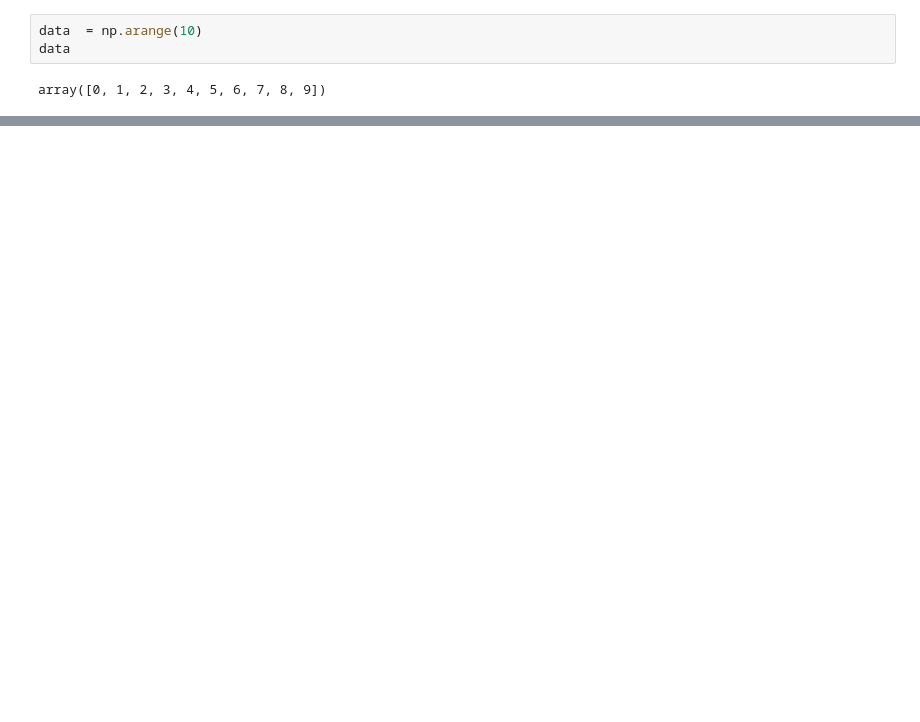
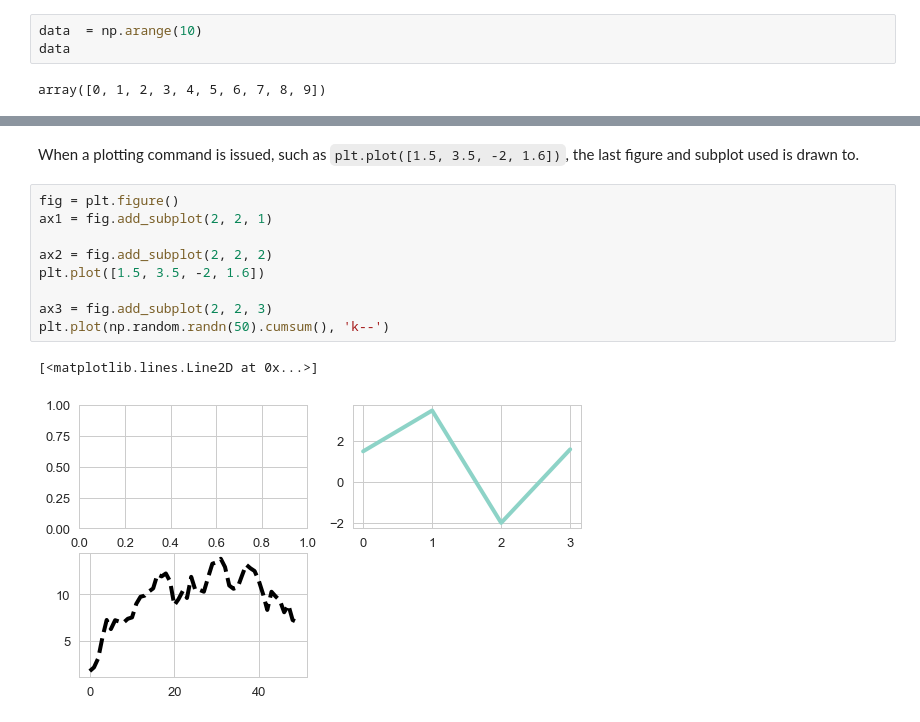
Before and after one commit to jhrcook/100DaysOfPython, a Jupyter notebook: PythonForDataAnalysis/pfda_ch9.ipynb, the cells around one changed output, grey strips where cells are left out. Saved outputs shown, nothing was run; the diff lists cells and outputs as text; blank space fills up the shorter version.

```diff
--- a/PythonForDataAnalysis/pfda_ch9.ipynb
+++ b/PythonForDataAnalysis/pfda_ch9.ipynb
@@ -24,0 +39,14 @@ plt.plot(data)
+# %% [markdown]
+When a plotting command is issued, such as `plt.plot([1.5, 3.5, -2, 1.6])`, the last figure and subplot used is drawn to.
+# %%
+fig = plt.figure()
+ax1 = fig.add_subplot(2, 2, 1)
+
+ax2 = fig.add_subplot(2, 2, 2)
+plt.plot([1.5, 3.5, -2, 1.6])
+
+ax3 = fig.add_subplot(2, 2, 3)
+plt.plot(np.random.randn(50).cumsum(), 'k--')
+# %% [output]
+[<matplotlib.lines.Line2D at 0x...>]
+[figure, added]
```
Also changed, not shown: parts of 29 cells of this notebook, 31 other files.
